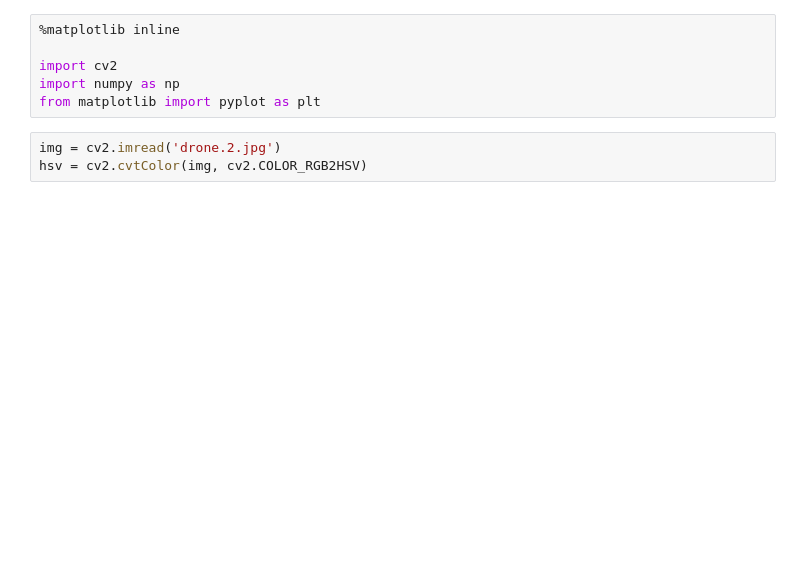
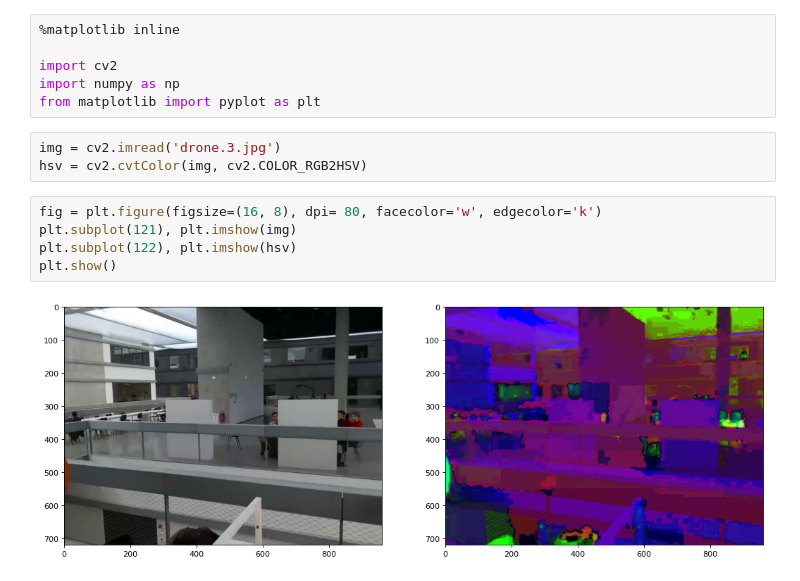
Before and after one commit to fuegoio/vision-tello, a Jupyter notebook: Lab #1.ipynb, the cells around one changed output. Cells and saved outputs as stored; diff of their text form; blank space fills up the shorter version.

```diff
--- a/Lab #1.ipynb
+++ b/Lab #1.ipynb
@@ -5,5 +5,12 @@ import cv2
 import numpy as np
 from matplotlib import pyplot as plt
 # %%
-img = cv2.imread('drone.2.jpg')
+img = cv2.imread('drone.3.jpg')
 hsv = cv2.cvtColor(img, cv2.COLOR_RGB2HSV)
+# %%
+fig = plt.figure(figsize=(16, 8), dpi= 80, facecolor='w', edgecolor='k')
+plt.subplot(121), plt.imshow(img)
+plt.subplot(122), plt.imshow(hsv)
+plt.show()
+# %% [output]
+[figure, added]
```
Also changed, not shown: parts of 22 cells of this notebook, 5 other files.
